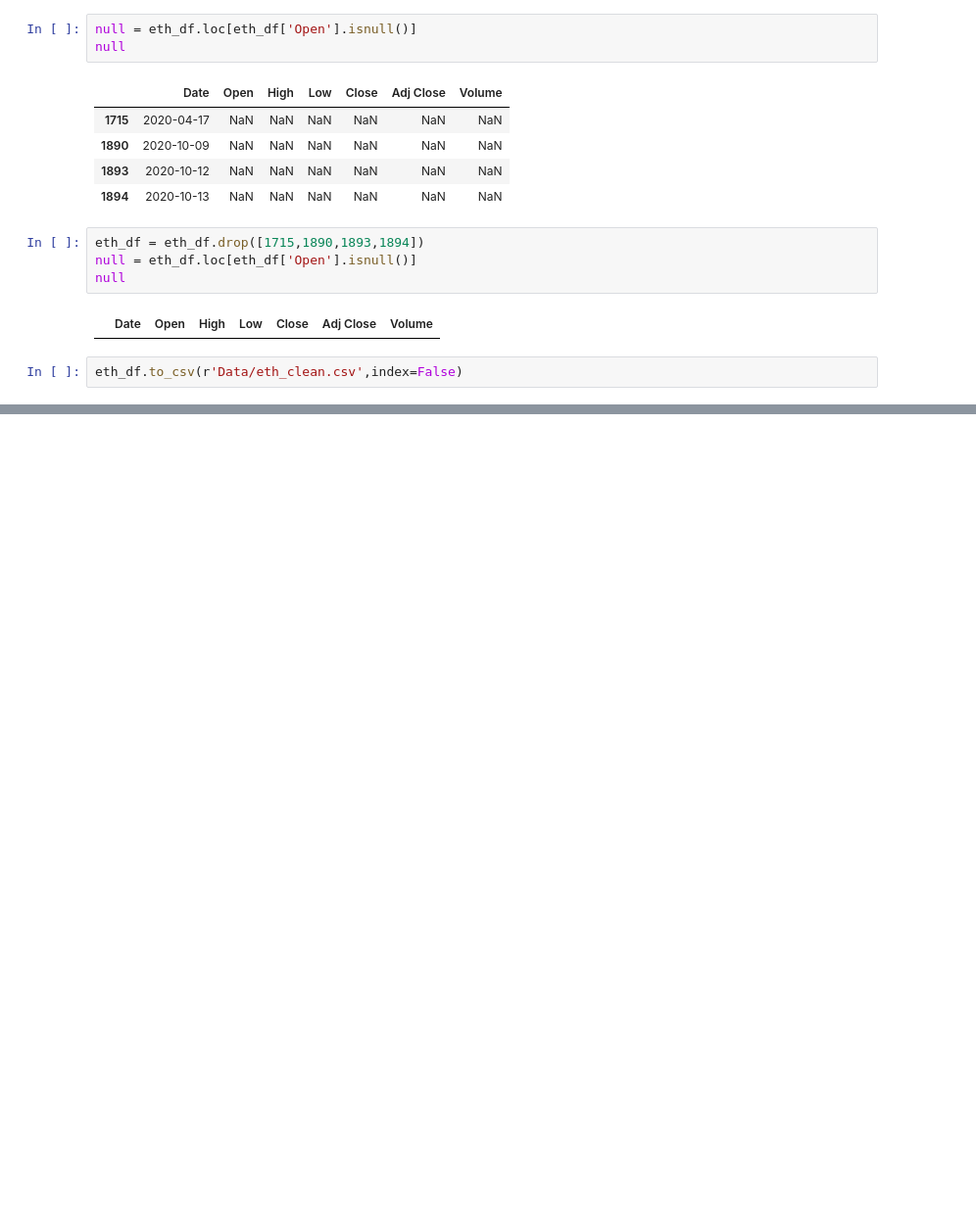
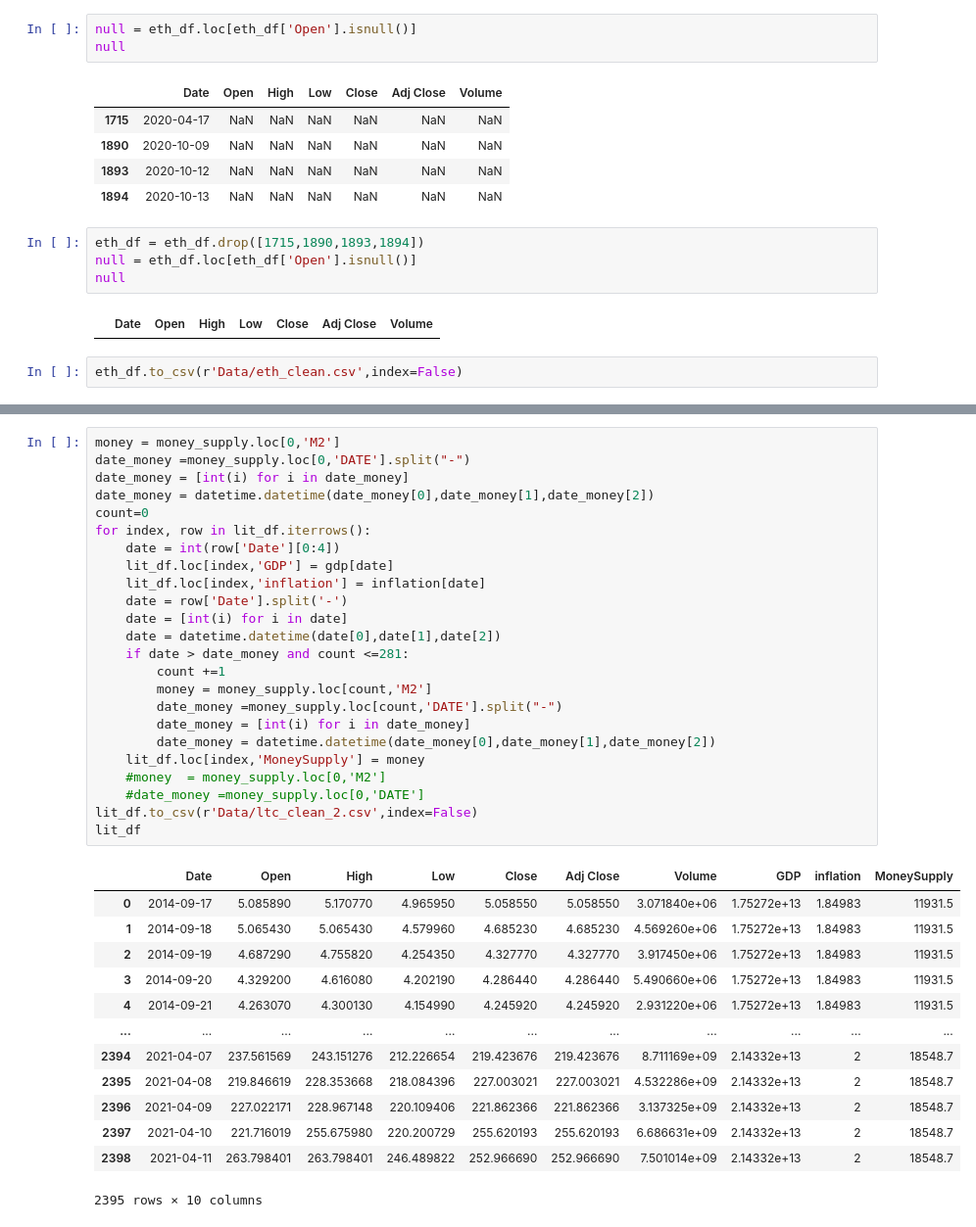
Before and after one commit to frsantosp/crypto_prediction, a Jupyter notebook: preprocess.ipynb, the cells around one changed output, grey strips where cells are left out. Shown at 98% size. Saved outputs shown, nothing was run; the diff lists cells and outputs as text; blank space fills up the shorter version.

```diff
--- a/preprocess.ipynb
+++ b/preprocess.ipynb
@@ -135,0 +221,38 @@ eth_df.to_csv(r'Data/eth_clean.csv',index=False)
+# %%
+money = money_supply.loc[0,'M2']
+date_money =money_supply.loc[0,'DATE'].split("-")
+date_money = [int(i) for i in date_money]
+date_money = datetime.datetime(date_money[0],date_money[1],date_money[2])
+count=0
+for index, row in lit_df.iterrows():
+    date = int(row['Date'][0:4])
+    lit_df.loc[index,'GDP'] = gdp[date]
+    lit_df.loc[index,'inflation'] = inflation[date]
+    date = row['Date'].split('-')
+    date = [int(i) for i in date]
+    date = datetime.datetime(date[0],date[1],date[2])
+    if date > date_money and count <=281:
+        count +=1
+        money = money_supply.loc[count,'M2']
+        date_money =money_supply.loc[count,'DATE'].split("-")
+        date_money = [int(i) for i in date_money]
+        date_money = datetime.datetime(date_money[0],date_money[1],date_money[2])
+    lit_df.loc[index,'MoneySupply'] = money
+    #money  = money_supply.loc[0,'M2']
+    #date_money =money_supply.loc[0,'DATE']
+lit_df.to_csv(r'Data/ltc_clean_2.csv',index=False)
+lit_df
+# %% [output]
+|  | Date | Open | High | Low | Close | Adj Close | Volume | GDP | inflation | MoneySupply |
+| 0 | 2014-09-17 | 5.085890 | 5.170770 | 4.965950 | 5.058550 | 5.058550 | 3.071840e+06 | 1.75272e+13 | 1.84983 | 11931.5 |
+| 1 | 2014-09-18 | 5.065430 | 5.065430 | 4.579960 | 4.685230 | 4.685230 | 4.569260e+06 | 1.75272e+13 | 1.84983 | 11931.5 |
+| 2 | 2014-09-19 | 4.687290 | 4.755820 | 4.254350 | 4.327770 | 4.327770 | 3.917450e+06 | 1.75272e+13 | 1.84983 | 11931.5 |
+| 3 | 2014-09-20 | 4.329200 | 4.616080 | 4.202190 | 4.286440 | 4.286440 | 5.490660e+06 | 1.75272e+13 | 1.84983 | 11931.5 |
+| 4 | 2014-09-21 | 4.263070 | 4.300130 | 4.154990 | 4.245920 | 4.245920 | 2.931220e+06 | 1.75272e+13 | 1.84983 | 11931.5 |
+| ... | ... | ... | ... | ... | ... | ... | ... | ... | ... | ... |
+| 2394 | 2021-04-07 | 237.561569 | 243.151276 | 212.226654 | 219.423676 | 219.423676 | 8.711169e+09 | 2.14332e+13 | 2 | 18548.7 |
+| 2395 | 2021-04-08 | 219.846619 | 228.353668 | 218.084396 | 227.003021 | 227.003021 | 4.532286e+09 | 2.14332e+13 | 2 | 18548.7 |
+| 2396 | 2021-04-09 | 227.022171 | 228.967148 | 220.109406 | 221.862366 | 221.862366 | 3.137325e+09 | 2.14332e+13 | 2 | 18548.7 |
+| 2397 | 2021-04-10 | 221.716019 | 255.675980 | 220.200729 | 255.620193 | 255.620193 | 6.686631e+09 | 2.14332e+13 | 2 | 18548.7 |
+| 2398 | 2021-04-11 | 263.798401 | 263.798401 | 246.489822 | 252.966690 | 252.966690 | 7.501014e+09 | 2.14332e+13 | 2 | 18548.7 |
+2395 rows × 10 columns
```
Also changed, not shown: parts of 6 cells of this notebook, 2 other files.
